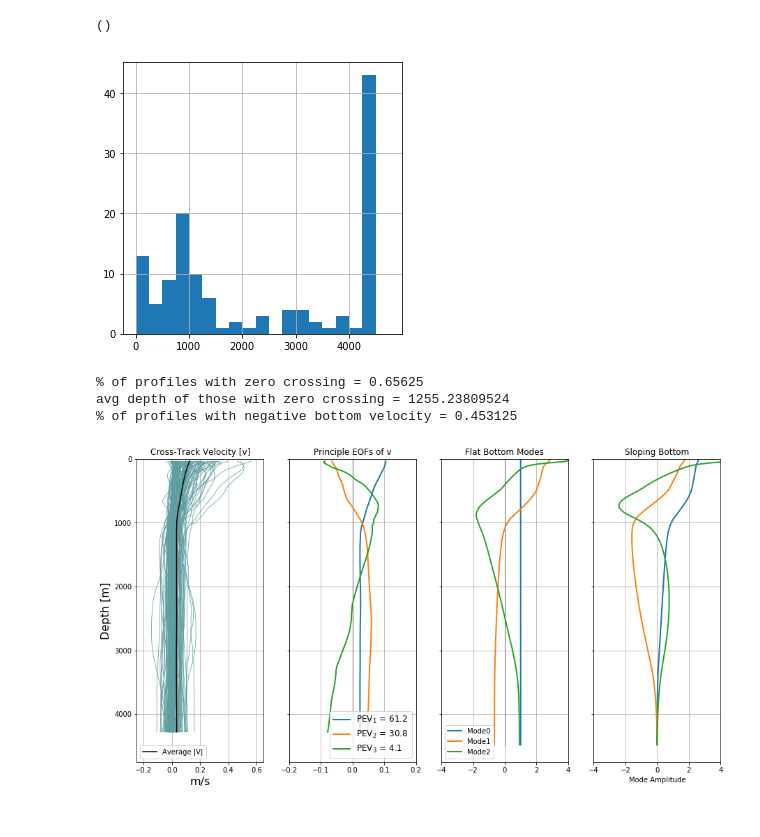
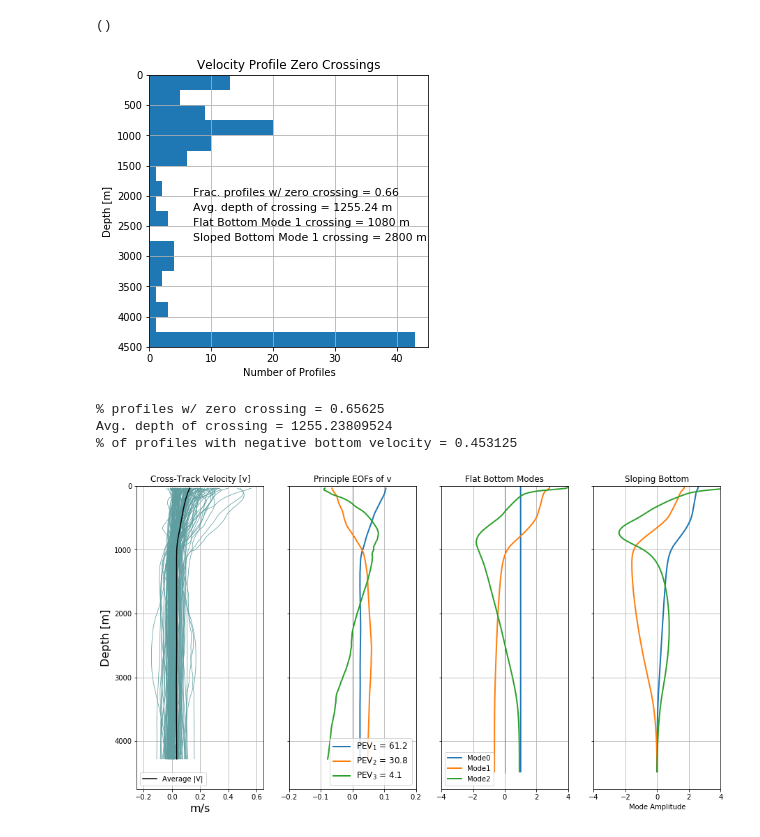
Before and after one commit to jakesteinberg/geostrophic_turbulence, a Jupyter notebook: bats_dg_2015_mode_projections.ipynb, the cells around one changed output. Drawn from its saved outputs; the diff is of its cells as text; code cells hidden in the pictures.

```diff
--- a/bats_dg_2015_mode_projections.ipynb
+++ b/bats_dg_2015_mode_projections.ipynb
@@ -359,7 +359,7 @@ G_tot, Gz_tot, c_tot, epsilon_tot = vertical_modes(N2_tot, grid, omega, mmax)  #
 
 # --- compute alternate vertical modes (allowing for a sloping bottom)
 bc_bot = 1  # 1 = flat, 2 = rough
-slope = 5.0*10**(-2)
+slope = 3.0*10**(-3)  # 5.0*10**(-2)
 grid2 = np.concatenate([np.arange(0, 150, 10), np.arange(150, 300, 10), np.arange(300, 4500, 10)])
 n2_interp = np.interp(grid2, grid, np.nanmean(N2, axis=1))
 n2_interp[0] = n2_interp[1] - 0.000001
@@ -380,6 +380,7 @@ ax1.plot(Gz_tot[:, 1], grid)
 ax1.plot(F[:, 1], grid)
 ax2.plot(G_tot[:, 1], grid)
 ax2.plot(F_int[:, 1], grid)
+ax1.set_ylim([900, 3500])
 ax1.grid()
 ax1.invert_yaxis()
 plot_pro(ax2)
@@ -629,25 +630,37 @@ plot_pro(ax)
 # %%
 # look at zero crossings
 plt.rcParams['figure.figsize'] = 5, 5
 first_below = grid_check[len(grid_check)-1] * np.ones(np.shape(V4)[1])
 vel_sign = np.nan * np.ones(np.shape(V4)[1])
 for i in range(np.shape(V4)[1]):
     fbc = V4[:, i] < 0
     if np.sum(fbc):
         inn = grid_check[fbc]
         first_below[i] = inn[0]
 
     vel_sign[i] = np.nanmean(V4[-40:, i])
 f, ax = plt.subplots()
-ax.hist(first_below, bins=range(0, 5000, 250))
+ax.hist(first_below, bins=range(0, 5000, 250), orientation='horizontal')
+ax.text(7, 2000, 'Frac. profiles w/ zero crossing = ' + str(np.round(len(first_below[first_below < 4000]) / len(first_below), 2)),
+        fontsize=11)
+ax.text(7, 2250, 'Avg. depth of crossing = ' + str(np.round(np.nanmean(first_below[first_below < 4000]), 2)) + ' m',
+        fontsize=11)
+ax.text(7, 2500, 'Flat Bottom Mode 1 crossing = 1080 m', fontsize=11)
+ax.text(7, 2750, 'Sloped Bottom Mode 1 crossing = 2800 m', fontsize=11)
+ax.set_ylim([0, 4500])
+ax.invert_yaxis()
+ax.set_ylabel('Depth [m]')
+ax.set_xlabel('Number of Profiles')
+ax.set_title('Velocity Profile Zero Crossings')
 plot_pro(ax)
-print('% of profiles with zero crossing = ' + str(len(first_below[first_below < 4000]) / len(first_below)))
-print('avg depth of those with zero crossing = ' + str(np.nanmean(first_below[first_below < 4000])))
+print('% profiles w/ zero crossing = ' + str(len(first_below[first_below < 4000]) / len(first_below)))
+print('Avg. depth of crossing = ' + str(np.nanmean(first_below[first_below < 4000])))
 print('% of profiles with negative bottom velocity = ' + str(np.sum(vel_sign < 0) / len(vel_sign)))
+f.savefig("/Users/jake/Documents/baroclinic_modes/Meetings/meeting_19_04_18/dg_bats_zero_crossings.jpg", dpi=300)
 # %% [output]
-[figure, old version]
+[figure, new version]
-% of profiles with zero crossing = 0.65625
-avg depth of those with zero crossing = 1255.23809524
+% profiles w/ zero crossing = 0.65625
+Avg. depth of crossing = 1255.23809524
 % of profiles with negative bottom velocity = 0.453125
 # %%
 # --- plot velocity EOFs
```
Also changed, not shown: parts of 6 cells of this notebook, 7 other files.
